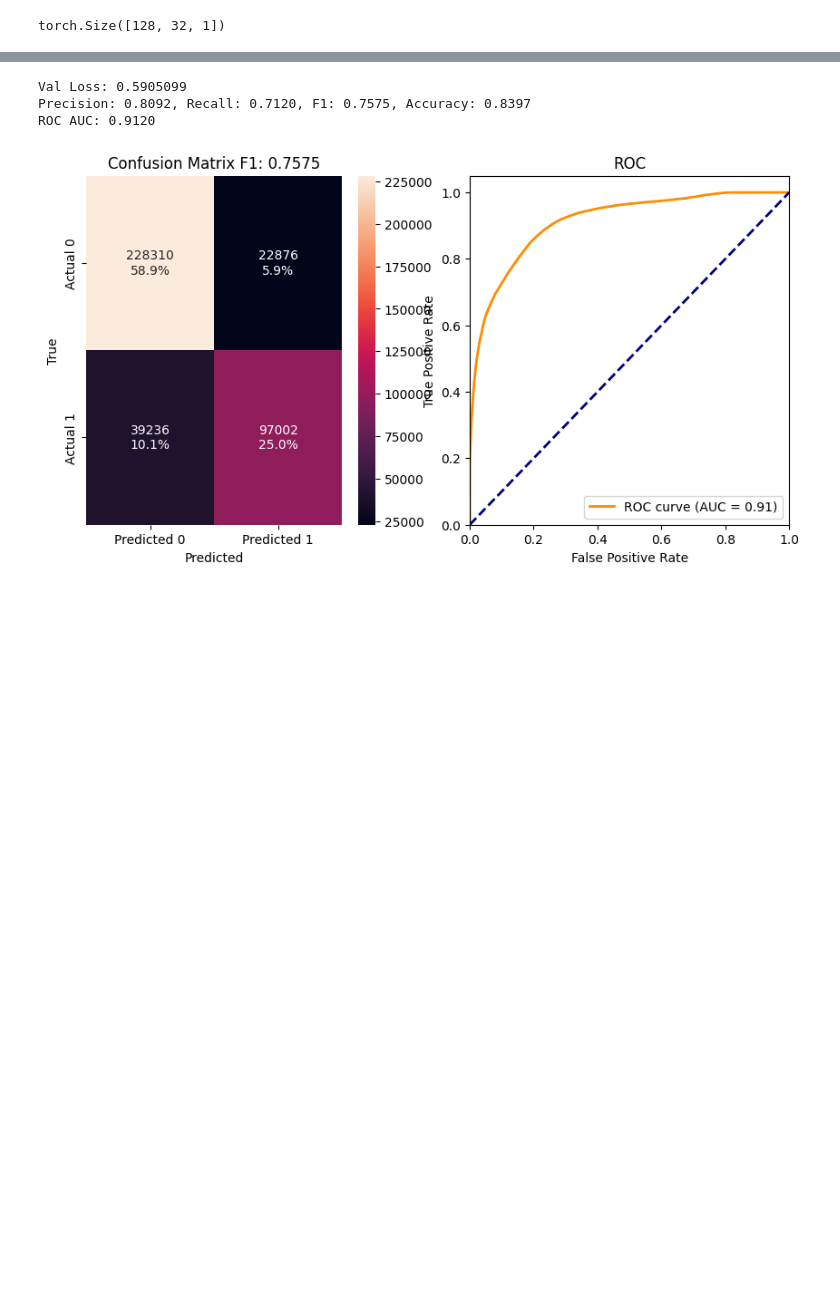
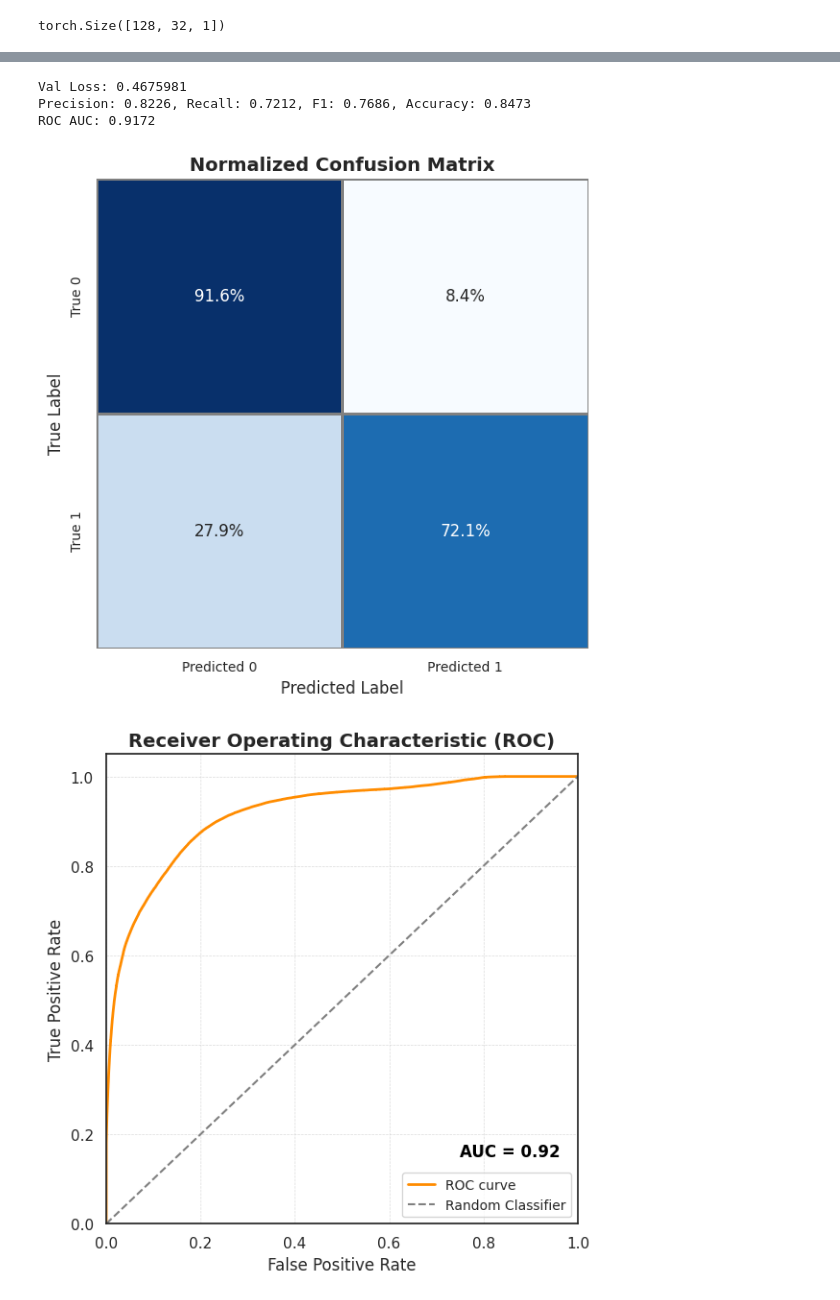
Before and after one commit to Musa-Azeem/AI-hypertrophy-coach, a Jupyter notebook: ml-notebooks/temporal-3rep.ipynb, the cells around one changed output, grey strips where cells are left out. Cells and saved outputs as stored; diff of their text form; code cells hidden in the pictures; blank space fills up the shorter version.

```diff
--- a/ml-notebooks/temporal-3rep.ipynb
+++ b/ml-notebooks/temporal-3rep.ipynb
@@ -185,0 +184,34 @@ plt.hist(window_labels);
+# %%
+import matplotlib.pyplot as plt
+import seaborn as sns
+
+# Create figure and axis
+fig, ax = plt.subplots(figsize=(6, 6))
+
+# Plot histogram
+sns.histplot(window_labels, bins=2, kde=False, palette="pastel", edgecolor="black", ax=ax, legend=False)
+
+# Customize labels and title
+ax.set_xlabel('Class Distribution', fontsize=12)
+ax.set_ylabel('')
+# ax.set_title('Segmentation Label Distribution', fontsize=14)
+
+# Customize ticks
+ax.set_xticks([0.25, 0.75])
+ax.set_xticklabels(['0', '1'], fontsize=10)
+ax.tick_params(axis='both', labelsize=10)
+ax.set_yticks([])
+ax.set_yticklabels([])
+
+for spine in ['top', 'right', 'left']:
+    ax.spines[spine].set_visible(False)
+
+counts = window_labels.value_counts().sort_index()
+ax.text(0.25, counts[0] // 2, f'{counts[0]:,}', ha='center', va='bottom', fontsize=12)
+ax.text(0.75, counts[1] // 2-25000, f'{counts[1]:,}', ha='center', va='bottom', fontsize=12)
+
+# Show value counts on top of bars
+
+# Tight layout
+plt.tight_layout()
+plt.show()
@@ -492,7 +527,7 @@ class Loss(nn.Module):
 # lstm_config = torch.load('../best_model-lstm-83t_32-timerep.pth')[1]['lstm_config']
 # lstm_config['pos_weight'] =  1.3
 lstm_config = torch.load('../best_model-lstm-83t_32-timerep.pth')[1]['lstm_config']
-lstm_config['pos_weight'] =  1.3
+lstm_config['pos_weight'] =  1
 lstm_config['learning_rate'] = 3e-3
 lstm_config['weight_decay'] = 1e-4
 # %%
@@ -773,16 +837,17 @@ train_losses, val_losses = train(40, model, trainloader, valloader, criterion, o
 # %%
-weights, config = torch.load('../best_model-3binary.pth')
+weights, config = torch.load('../best_model-3binary-77.pth')
 # weights, config = torch.load('../best_model-lstm-83t_32-timerep.pth')
 # config = json.load(open('../logs/search256/34/config.json'))
 # weights = torch.load('../logs/search256/34/best_model.pth')
 model = LSTMNet(config).to(device)
 model.load_state_dict(weights)
 evaluate(model, valloader, trainloader)
 # %% [output]
-Val Loss: 0.5905099
-Precision: 0.8092, Recall: 0.7120, F1: 0.7575, Accuracy: 0.8397
-ROC AUC: 0.9120
+Val Loss: 0.4675981
+Precision: 0.8226, Recall: 0.7212, F1: 0.7686, Accuracy: 0.8473
+ROC AUC: 0.9172
-[figure, old version]
+[figure, new version]
+[figure, added]
 # %%
 class IMUDatasetSimple(Dataset):
     def __init__(self, df, winsize=250, stride=50, transform=None, aug=False):
```
Also changed, not shown: parts of 18 cells of this notebook, 3 other files.
